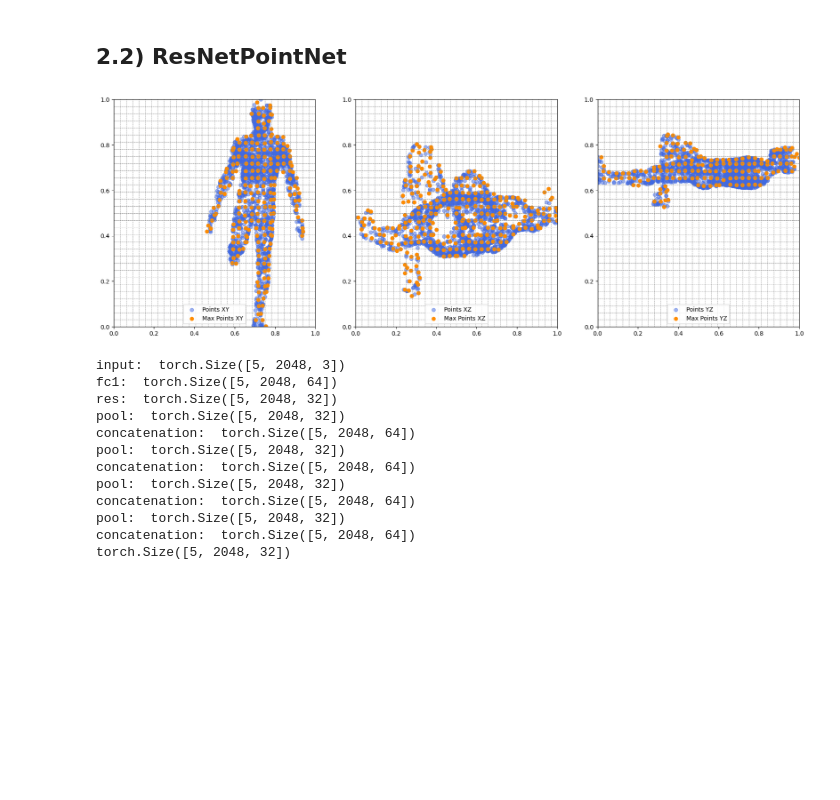
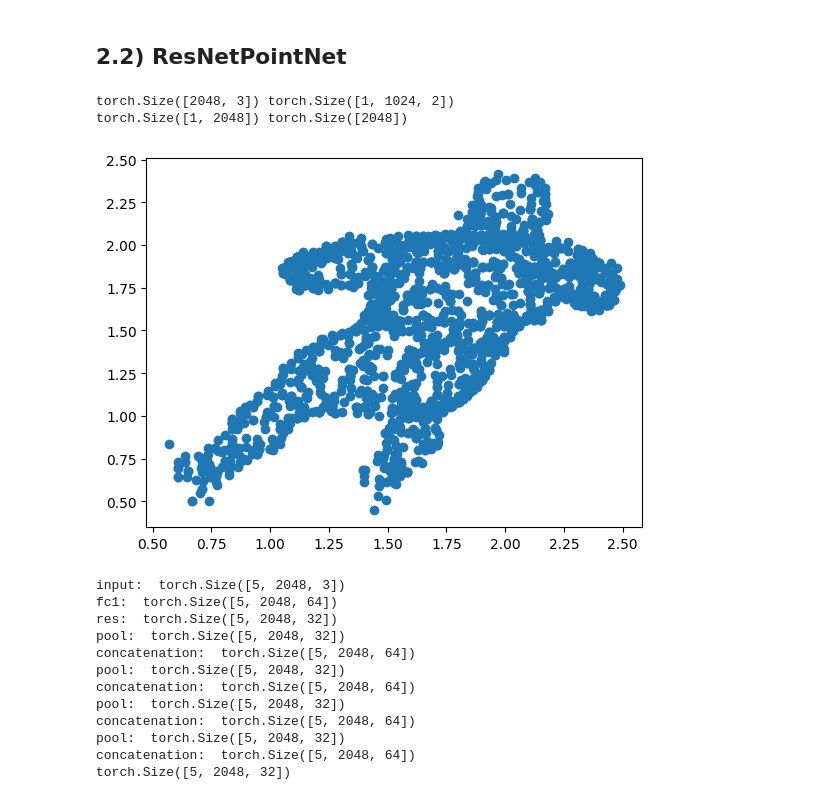
Before and after one commit to EugenioBugli/PointCloud3D, a Jupyter notebook: PointCloud3D.ipynb, the cells around one changed output. Drawn from its saved outputs; the diff is of its cells as text; code cells hidden in the pictures; blank space fills up the shorter version.

Commit message:
correct gathering

```diff
--- a/PointCloud3D.ipynb
+++ b/PointCloud3D.ipynb
@@ -274,30 +274,46 @@ def LocalMaxPooling(input_features, input_cloud, resolution):
 # %%
 for batch in train_loader:
     eg = batch[0][0]
     resolution=32
     eg_norm = CloudNormalization(eg).unsqueeze(0)
     eg_planes = CanonicalProjection(eg.unsqueeze(0))
 
     indices = DivideInBuckets(eg_planes, resolution)
 
     pooled_dict = dict()
+    gathered_container = 0
     for plane in eg_planes.keys():
         projection_indices = indices[plane]
         scatter_container = []
         for batch in range(eg_norm.shape[0]):
             features = eg_planes[plane][batch]
             per_batch_indices = projection_indices[batch]
 
             scatter_batch, _ = scatter_max(features, per_batch_indices, dim=0, dim_size=resolution**2)
             scatter_container.append(scatter_batch)
         scattered = torch.stack(scatter_container, dim=0)
         pooled_dict[plane] = scattered
 
-    Plot2DWithBuckets(eg_planes, resolution, pooled_dict)
+        # perform the gathering operation over the max point of each plane
+        projection_indices_clamp = projection_indices.clamp_(0, resolution**2-1)
+        gathered = scattered.gather(dim=1, index=projection_indices_clamp.unsqueeze(-1).expand(1, eg.shape[0], scattered.size(-1)))
+        gathered_container += gathered
+        print(gathered_container.shape)
+
+    print(eg.shape, scattered.shape)
+    print(projection_indices.shape, per_batch_indices.shape)
+
+    axs = plt.axes()
+    gathered_container = gathered_container.squeeze(0)
+    axs.scatter(gathered_container[:,0], gathered_container[:,1])
+    plt.plot()
+    # Plot2DWithBuckets(eg_planes, resolution, pooled_dict)
 
     break
 # %% [output]
+torch.Size([2048, 3]) torch.Size([1, 1024, 2])
+torch.Size([1, 2048]) torch.Size([2048])
-[figure, old version]
+[figure, new version]
 # %%
 class ResNetPointNet(nn.Module):
     """
```
Also changed, not shown: parts of 1 cell of this notebook.
